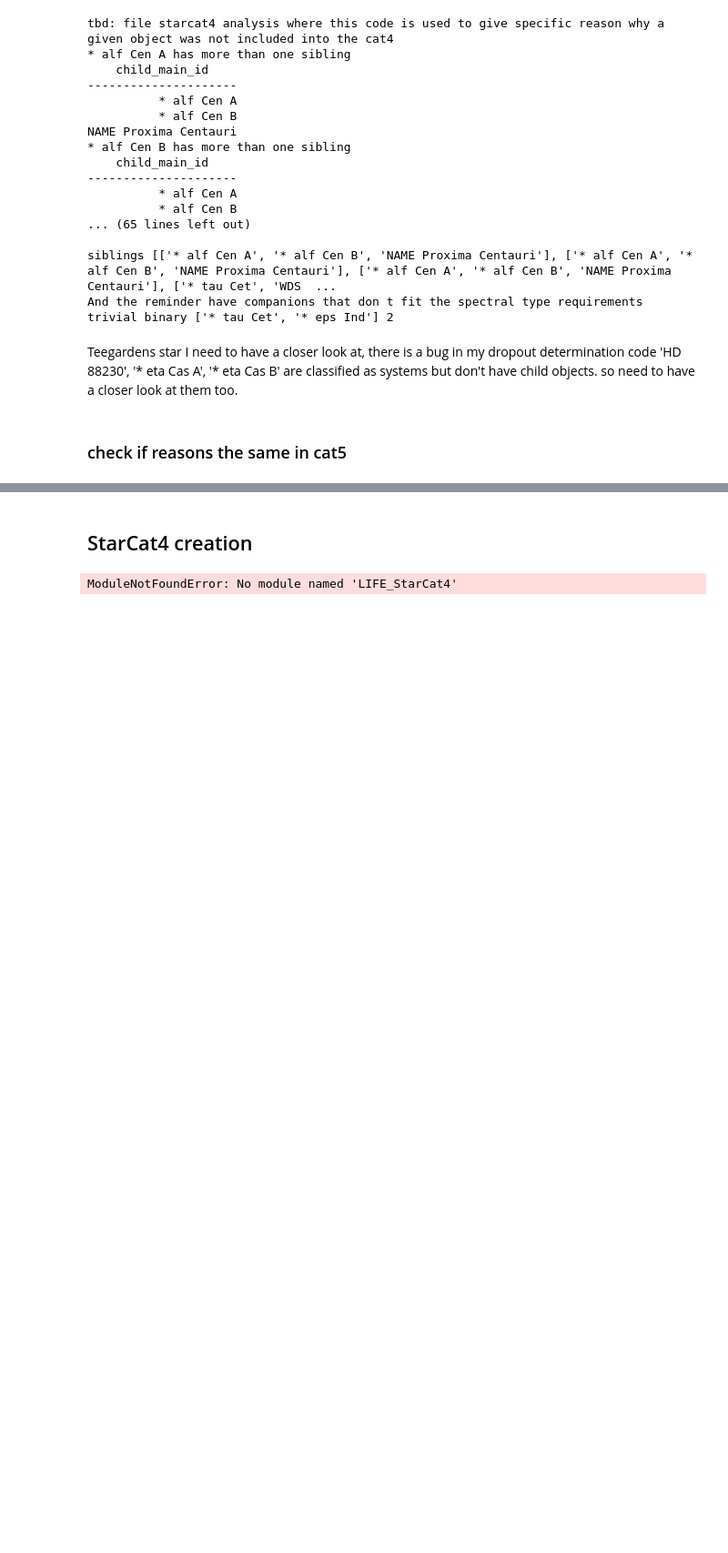
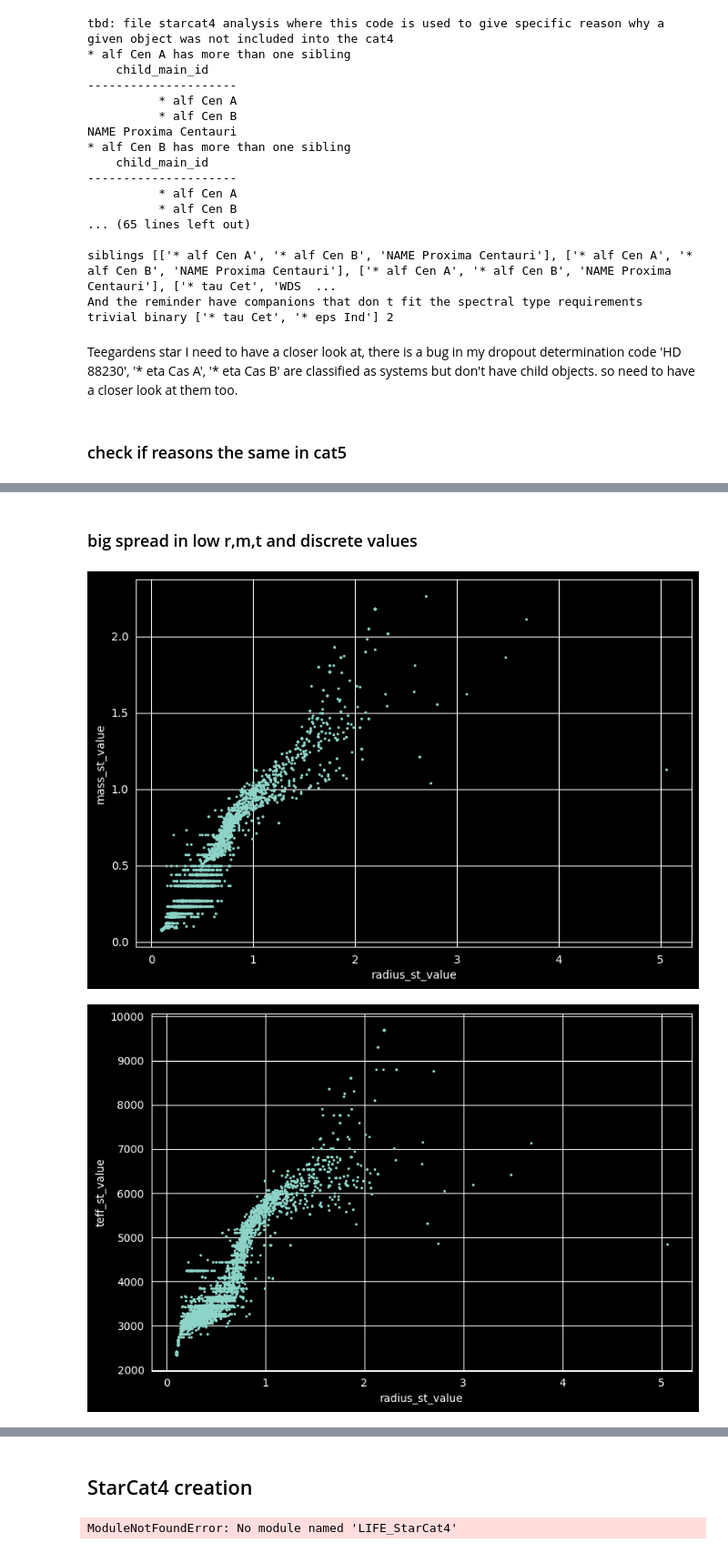
Before and after one commit to fmenti/life_td, a Jupyter notebook: data_generation/life_td_data_generation/catalog/StarCat_testbench.ipynb, the cells around one changed output, grey strips where cells are left out. Shown at 91% size. Drawn from its saved outputs; the diff is of its cells as text; code cells hidden in the pictures; blank space fills up the shorter version.

Commit message:
added parameter spread issue analysis for starcat5

```diff
--- a/data_generation/life_td_data_generation/catalog/StarCat_testbench.ipynb
+++ b/data_generation/life_td_data_generation/catalog/StarCat_testbench.ipynb
@@ -293,0 +310,29 @@ print(golden_targets[np.where(golden_targets['main_id']=='* eps Eri')][1]) #wds
+# %% [markdown]
+### big spread in low r,m,t and discrete values
+# %%
+import matplotlib.pyplot as plt
+paras=['radius_st_value','mass_st_value','teff_st_value']
+
+
+def plotting(paras):
+    arr = StarCat5[paras[0], paras[1]]
+    arr2 = arr[np.where(arr[paras[0]] != 1e20)]
+    data = arr2[np.where(arr2[paras[1]] != 1e20)]
+
+    fig, ax = plt.subplots(
+        figsize=(9, 6)
+    )  # subplots so that I can overplot old version?
+
+    ax.scatter(data[paras[0]], data[paras[1]], s=2)
+    #ax.set_yscale("log")
+
+    ax.set_xlabel(paras[0])
+    ax.set_ylabel(paras[1])
+
+for i in paras:
+    for j in paras:
+        if i != j:
+            plotting([i, j])
+# %% [output]
+[figure, added]
+[figure, added]
```
Also changed, not shown: parts of 11 cells of this notebook.
